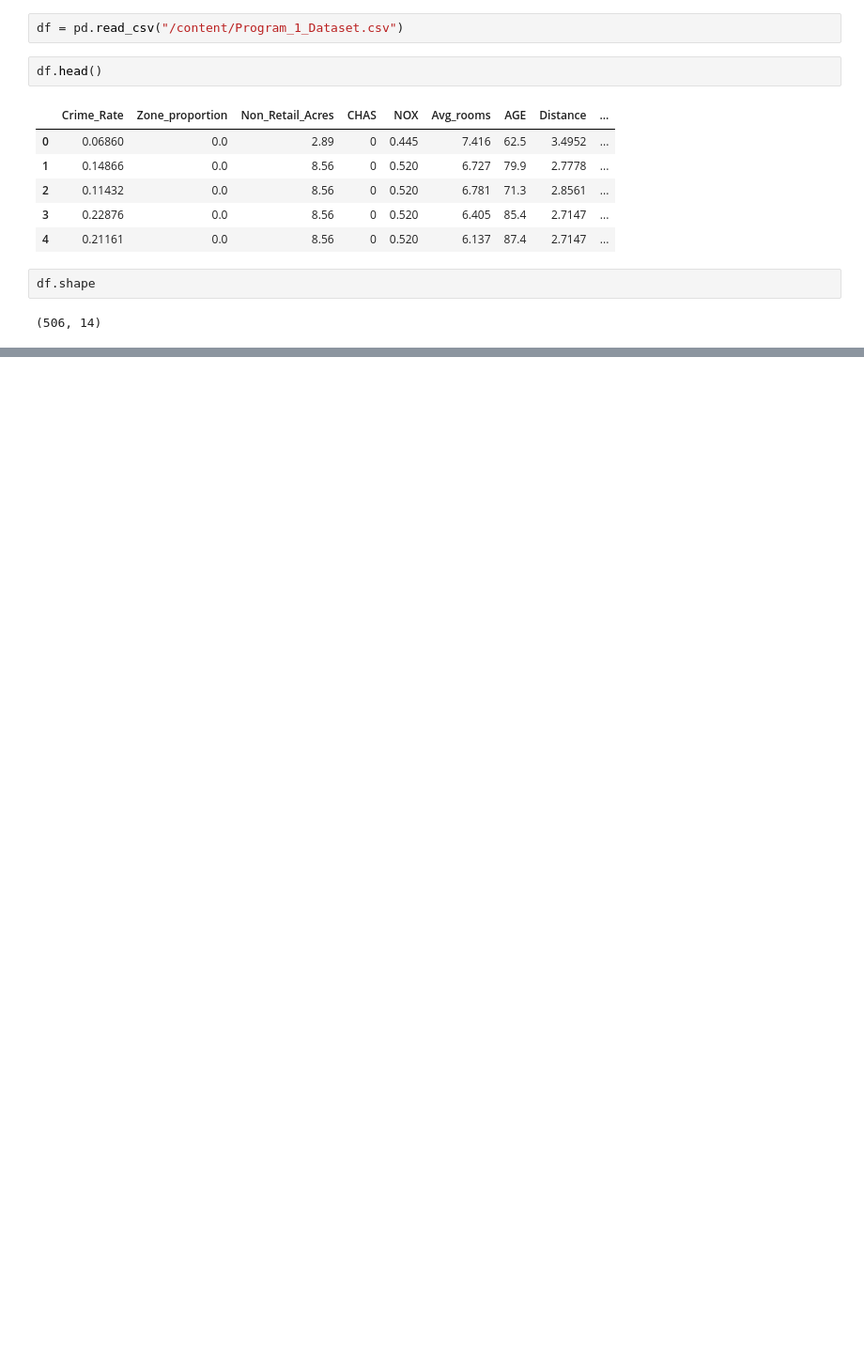
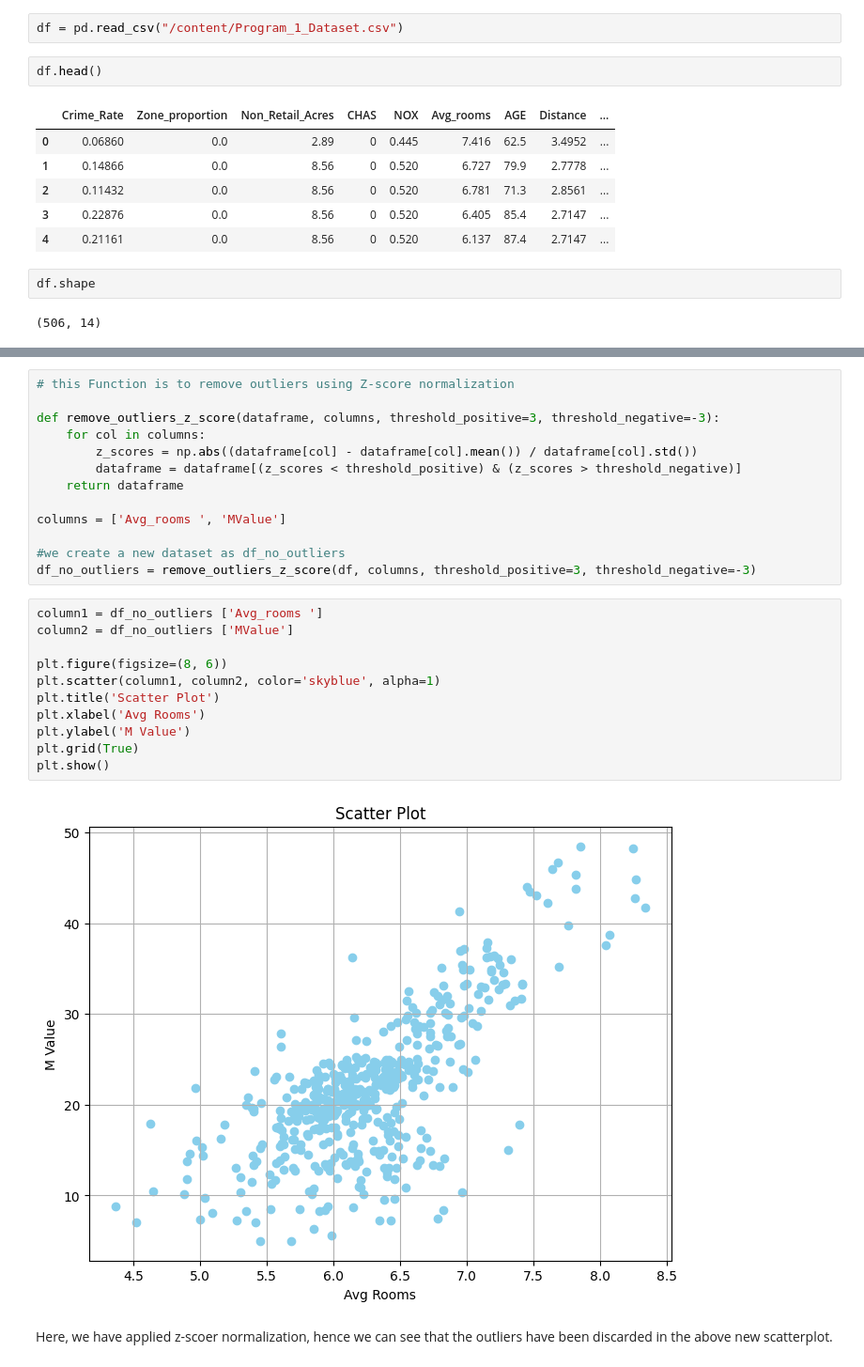
Before and after one commit to MRazin172/LabProgram1, a Jupyter notebook: LabProgram1.ipynb, the cells around one changed output, grey strips where cells are left out. Shown at 94% size. Drawn from its saved outputs; the diff is of its cells as text; blank space fills up the shorter version.

```diff
--- a/LabProgram1.ipynb
+++ b/LabProgram1.ipynb
@@ -24,0 +77,28 @@ df.shape
+# %%
+# this Function is to remove outliers using Z-score normalization
+
+def remove_outliers_z_score(dataframe, columns, threshold_positive=3, threshold_negative=-3):
+    for col in columns:
+        z_scores = np.abs((dataframe[col] - dataframe[col].mean()) / dataframe[col].std())
+        dataframe = dataframe[(z_scores < threshold_positive) & (z_scores > threshold_negative)]
+    return dataframe
+
+columns = ['Avg_rooms ', 'MValue']
+
+#we create a new dataset as df_no_outliers
+df_no_outliers = remove_outliers_z_score(df, columns, threshold_positive=3, threshold_negative=-3)
+# %%
+column1 = df_no_outliers ['Avg_rooms ']
+column2 = df_no_outliers ['MValue']
+
+plt.figure(figsize=(8, 6))
+plt.scatter(column1, column2, color='skyblue', alpha=1)
+plt.title('Scatter Plot')
+plt.xlabel('Avg Rooms')
+plt.ylabel('M Value')
+plt.grid(True)
+plt.show()
+# %% [output]
+[figure, added]
+# %% [markdown]
+Here, we have applied z-scoer normalization, hence we can see that the outliers have been discarded in the above new scatterplot.
```
Also changed, not shown: parts of 11 cells of this notebook.
